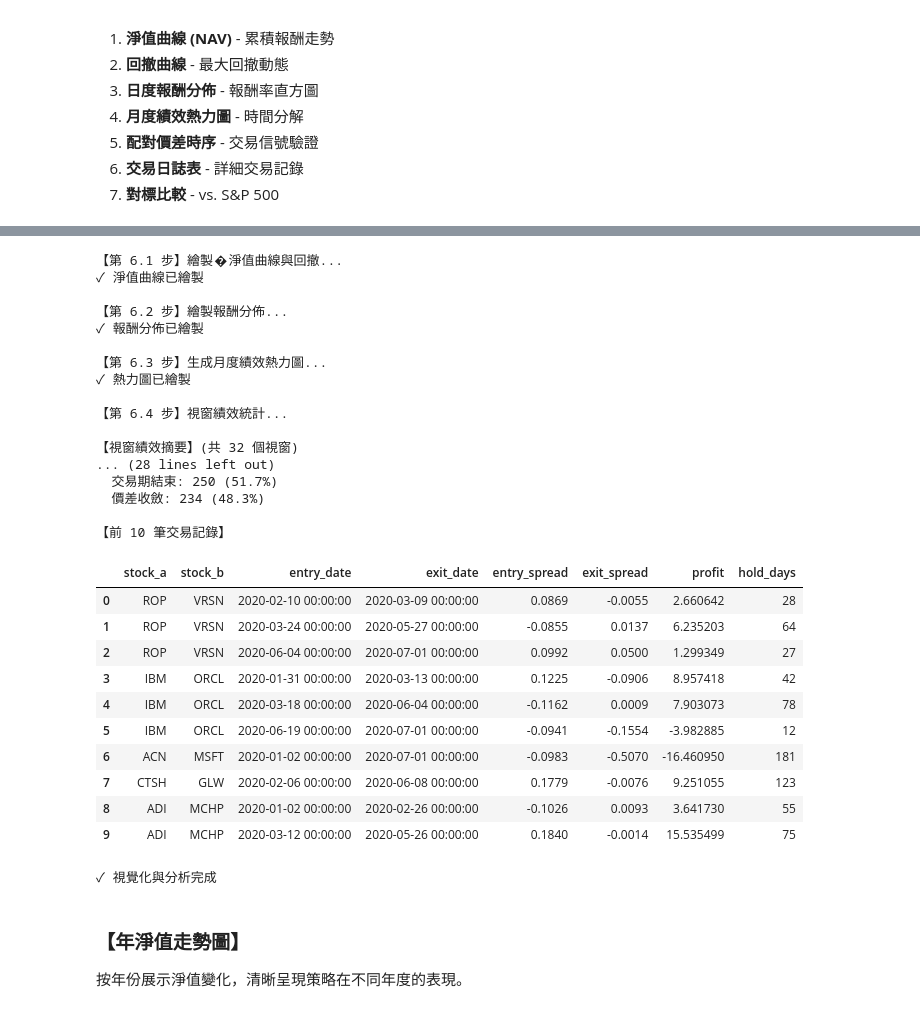
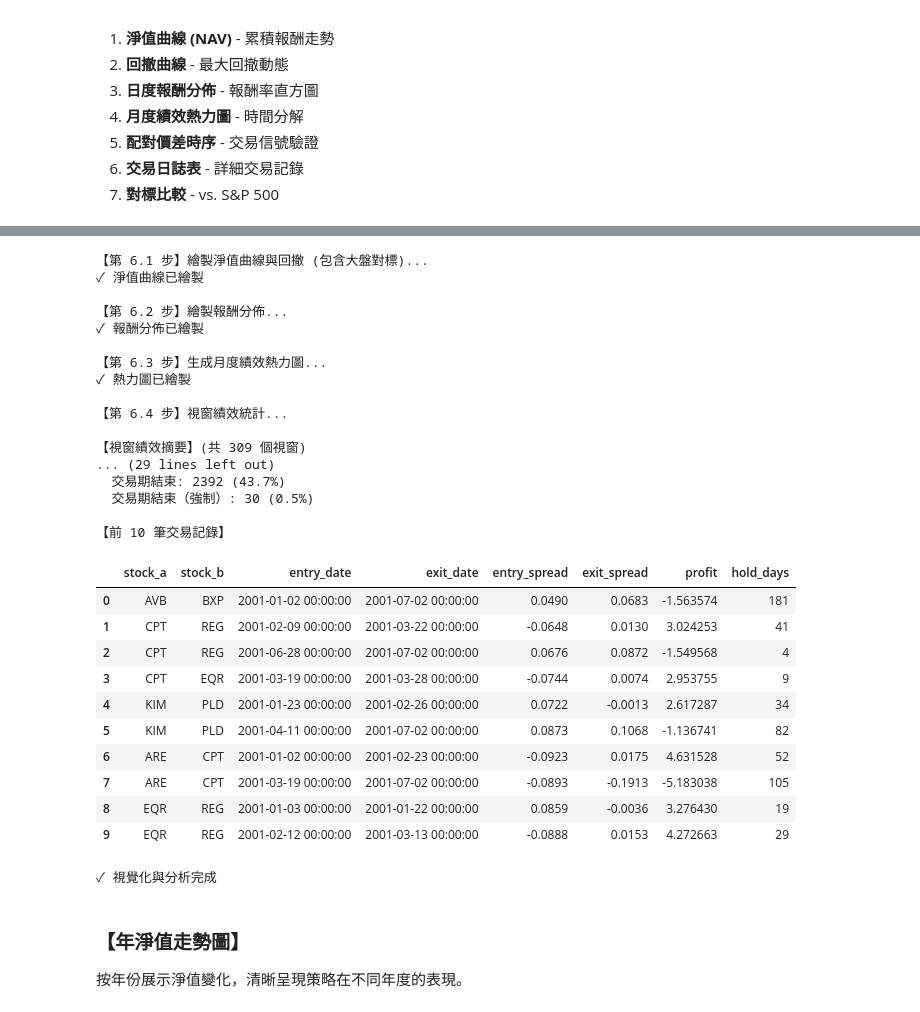
Before and after one commit to LerajieAsta/pairtrade_trainingproject, a Jupyter notebook: notebooks/ssd.ipynb, the cells around one changed output, grey strips where cells are left out. Drawn from its saved outputs; the diff is of its cells as text; code cells hidden in the pictures.

```diff
--- a/notebooks/ssd.ipynb
+++ b/notebooks/ssd.ipynb
@@ -50,7 +50,7 @@ print('✓ 套件導入完成')
 # %%
 # ========== 階段 1：數據預處理與正規化 ==========
 # === 全局參數設置 ===
-FAST_TEST_MODE = True
+FAST_TEST_MODE = False
 
 if FAST_TEST_MODE:
     print("【快速測試模式】: 僅回測 2019-2022 年間之科技板塊。")
@@ -75,7 +75,7 @@ USE_DYNAMIC_SECTORS = True  # 是否使用動態產業補齊
 # 視窗參數 (嚴格遵循 GGR 論文)
 FORMATION_WINDOW = 252    # 約 1 年
 TRADING_WINDOW = 126      # 約 6 個月
-ROLLING_WINDOW = 20       # 約 1 個月 (梯隊步長)
+ROLLING_WINDOW = 21       # 約 1 個月 (梯隊步長)
 MIN_HISTORY_DAYS = 200    # 最少歷史資料
 
 # 配對篩選參數
@@ -883,22 +940,33 @@ nav = (1 + returns).cumprod()
 drawdown = (nav - nav.cummax()) / nav.cummax() * 100
 
 # ===== 1. 淨值曲線與回撤 =====
-print("\n【第 6.1 步】繪製�淨值曲線與回撤...")
+print("\n【第 6.1 步】繪製淨值曲線與回撤 (包含大盤對標)...")
 
 fig = make_subplots(
     rows=2, cols=1, shared_xaxes=True,
     row_heights=[0.65, 0.35],
-    subplot_titles=['淨值曲線 (NAV)', '最大回撤 (MDD)'],
+    subplot_titles=['淨值曲線 (NAV) 比較', '最大回撤 (MDD)'],
     vertical_spacing=0.1
 )
 
-# NAV
+# Plot Strategy NAV
 fig.add_trace(
     go.Scatter(
         x=nav.index, y=nav.values,
-        name='SSD 策略',
+        name='SSD Strategy',
         line=dict(color='#1f77b4', width=2),
-        hovertemplate='%{x|%Y-%m-%d}<br>NAV: %{y:.4f}<extra></extra>'
+        hovertemplate='%{x|%Y-%m-%d}<br>Strategy NAV: %{y:.4f}<extra></extra>'
+    ),
+    row=1, col=1
+)
+
+# Plot Benchmark NAV
+fig.add_trace(
+    go.Scatter(
+        x=benchmark_nav.index, y=benchmark_nav.values,
+        name='Market Benchmark',
+        line=dict(color='#ff7f0e', width=2, dash='dot'),
+        hovertemplate='%{x|%Y-%m-%d}<br>Benchmark NAV: %{y:.4f}<extra></extra>'
     ),
     row=1, col=1
 )
@@ -907,7 +975,7 @@ fig.add_trace(
 fig.add_trace(
     go.Scatter(
         x=drawdown.index, y=drawdown.values,
-        name='回撤',
+        name='MDD',
         fill='tozeroy',
         line=dict(color='#d62728', width=1),
         hovertemplate='%{x|%Y-%m-%d}<br>回撤: %{y:.2f}%<extra></extra>'
@@ -1032,48 +1100,48 @@ if trades:
 
     # 按平倉原因分類
     print(f"\n【平倉原因統計】")
     exit_reasons = trades_df['exit_reason'].value_counts()
     for reason, count in exit_reasons.items():
         pct = count / len(trades_df) * 100
         print(f"  {reason}: {count} ({pct:.1f}%)")
 
     # 前 10 筆交易
     print(f"\n【前 10 筆交易記錄】")
     display(trades_df[['stock_a', 'stock_b', 'entry_date', 'exit_date',
                        'entry_spread', 'exit_spread', 'profit', 'hold_days']].head(10)
                     .style.format({'profit': '{:.6f}', 'entry_spread': '{:.4f}',
                                  'exit_spread': '{:.4f}'}))
 
 print("\n✓ 視覺化與分析完成")
 # %% [output]
-【第 6.1 步】繪製�淨值曲線與回撤...
+【第 6.1 步】繪製淨值曲線與回撤 (包含大盤對標)...
 ✓ 淨值曲線已繪製
 
 【第 6.2 步】繪製報酬分佈...
 ✓ 報酬分佈已繪製
 
 【第 6.3 步】生成月度績效熱力圖...
 ✓ 熱力圖已繪製
 
 【第 6.4 步】視窗績效統計...
 
-【視窗績效摘要】(共 32 個視窗)
-... (28 lines left out)
-  交易期結束: 250 (51.7%)
-  價差收斂: 234 (48.3%)
+【視窗績效摘要】(共 309 個視窗)
+... (29 lines left out)
+  交易期結束: 2392 (43.7%)
+  交易期結束（強制）: 30 (0.5%)
 
 【前 10 筆交易記錄】
 |  | stock_a | stock_b | entry_date | exit_date | entry_spread | exit_spread | profit | hold_days |
-| 0 | ROP | VRSN | 2020-02-10 00:00:00 | 2020-03-09 00:00:00 | 0.0869 | -0.0055 | 2.660642 | 28 |
-| 1 | ROP | VRSN | 2020-03-24 00:00:00 | 2020-05-27 00:00:00 | -0.0855 | 0.0137 | 6.235203 | 64 |
-| 2 | ROP | VRSN | 2020-06-04 00:00:00 | 2020-07-01 00:00:00 | 0.0992 | 0.0500 | 1.299349 | 27 |
-| 3 | IBM | ORCL | 2020-01-31 00:00:00 | 2020-03-13 00:00:00 | 0.1225 | -0.0906 | 8.957418 | 42 |
-| 4 | IBM | ORCL | 2020-03-18 00:00:00 | 2020-06-04 00:00:00 | -0.1162 | 0.0009 | 7.903073 | 78 |
-| 5 | IBM | ORCL | 2020-06-19 00:00:00 | 2020-07-01 00:00:00 | -0.0941 | -0.1554 | -3.982885 | 12 |
-| 6 | ACN | MSFT | 2020-01-02 00:00:00 | 2020-07-01 00:00:00 | -0.0983 | -0.5070 | -16.460950 | 181 |
-| 7 | CTSH | GLW | 2020-02-06 00:00:00 | 2020-06-08 00:00:00 | 0.1779 | -0.0076 | 9.251055 | 123 |
-| 8 | ADI | MCHP | 2020-01-02 00:00:00 | 2020-02-26 00:00:00 | -0.1026 | 0.0093 | 3.641730 | 55 |
-| 9 | ADI | MCHP | 2020-03-12 00:00:00 | 2020-05-26 00:00:00 | 0.1840 | -0.0014 | 15.535499 | 75 |
+| 0 | AVB | BXP | 2001-01-02 00:00:00 | 2001-07-02 00:00:00 | 0.0490 | 0.0683 | -1.563574 | 181 |
+| 1 | CPT | REG | 2001-02-09 00:00:00 | 2001-03-22 00:00:00 | -0.0648 | 0.0130 | 3.024253 | 41 |
+| 2 | CPT | REG | 2001-06-28 00:00:00 | 2001-07-02 00:00:00 | 0.0676 | 0.0872 | -1.549568 | 4 |
+| 3 | CPT | EQR | 2001-03-19 00:00:00 | 2001-03-28 00:00:00 | -0.0744 | 0.0074 | 2.953755 | 9 |
+| 4 | KIM | PLD | 2001-01-23 00:00:00 | 2001-02-26 00:00:00 | 0.0722 | -0.0013 | 2.617287 | 34 |
+| 5 | KIM | PLD | 2001-04-11 00:00:00 | 2001-07-02 00:00:00 | 0.0873 | 0.1068 | -1.136741 | 82 |
+| 6 | ARE | CPT | 2001-01-02 00:00:00 | 2001-02-23 00:00:00 | -0.0923 | 0.0175 | 4.631528 | 52 |
+| 7 | ARE | CPT | 2001-03-19 00:00:00 | 2001-07-02 00:00:00 | -0.0893 | -0.1913 | -5.183038 | 105 |
+| 8 | EQR | REG | 2001-01-03 00:00:00 | 2001-01-22 00:00:00 | 0.0859 | -0.0036 | 3.276430 | 19 |
+| 9 | EQR | REG | 2001-02-12 00:00:00 | 2001-03-13 00:00:00 | -0.0888 | 0.0153 | 4.272663 | 29 |
 ✓ 視覺化與分析完成
 # %% [markdown]
 ### 【年淨值走勢圖】
```
Also changed, not shown: parts of 10 cells of this notebook, 1 other file.
